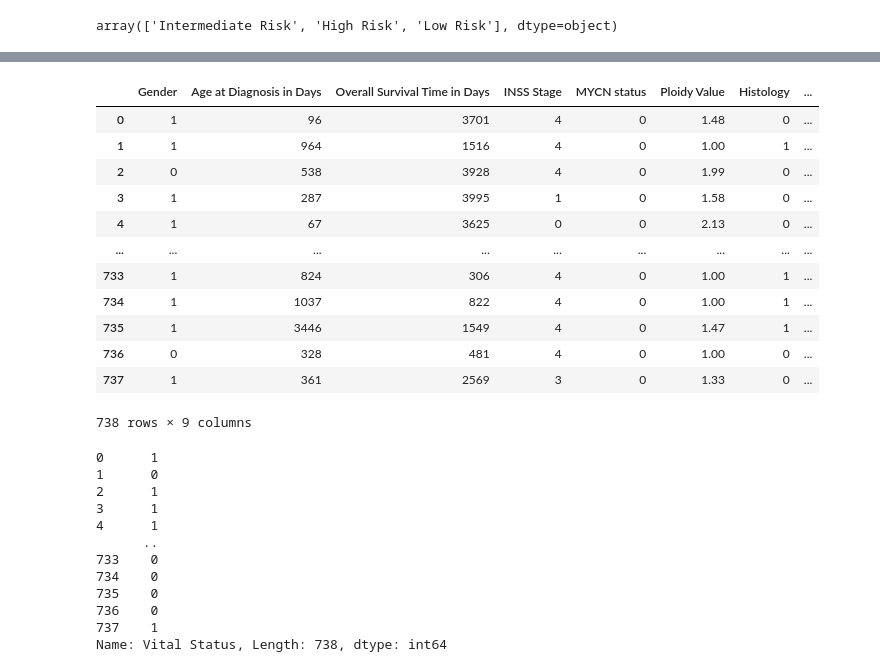
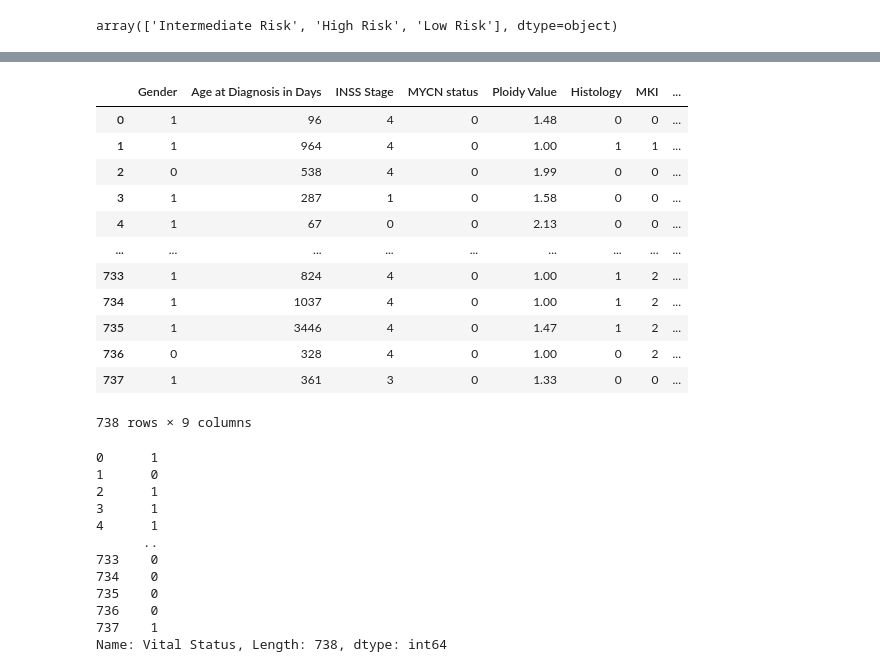
Before and after one commit to MuhammadAshiqAmeer/Federated_learning_experiments_with_Intel-openfl, a Jupyter notebook: neuroblastoma.ipynb, the cells around one changed output, grey strips where cells are left out. Cells and saved outputs as stored; diff of their text form; code cells hidden in the pictures.

```diff
--- a/neuroblastoma.ipynb
+++ b/neuroblastoma.ipynb
@@ -158,0 +173,4 @@ Name: COG Risk Group, Length: 738, dtype: int64
+# %%
+df["Overall Survival Time in Years"] = round(df["Overall Survival Time in Days"]/365,0)
+df["Overall Survival Time in Years"]
+df["Overall Survival Time in Years"].unique()
@@ -175,19 +196,19 @@ df
 # %%
-x=df.drop(['Vital Status','TARGET USI','Event Free Survival Time in Days'],axis=1)
+x=df.drop(['Vital Status','TARGET USI','Event Free Survival Time in Days','Overall Survival Time in Days'],axis=1)
 x
 # %% [output]
-|  | Gender | Age at Diagnosis in Days | Overall Survival Time in Days | INSS Stage | MYCN status | Ploidy Value | Histology | ... |
-| 0 | 1 | 96 | 3701 | 4 | 0 | 1.48 | 0 | ... |
-| 1 | 1 | 964 | 1516 | 4 | 0 | 1.00 | 1 | ... |
-| 2 | 0 | 538 | 3928 | 4 | 0 | 1.99 | 0 | ... |
-| 3 | 1 | 287 | 3995 | 1 | 0 | 1.58 | 0 | ... |
-| 4 | 1 | 67 | 3625 | 0 | 0 | 2.13 | 0 | ... |
+|  | Gender | Age at Diagnosis in Days | INSS Stage | MYCN status | Ploidy Value | Histology | MKI | ... |
+| 0 | 1 | 96 | 4 | 0 | 1.48 | 0 | 0 | ... |
+| 1 | 1 | 964 | 4 | 0 | 1.00 | 1 | 1 | ... |
+| 2 | 0 | 538 | 4 | 0 | 1.99 | 0 | 0 | ... |
+| 3 | 1 | 287 | 1 | 0 | 1.58 | 0 | 0 | ... |
+| 4 | 1 | 67 | 0 | 0 | 2.13 | 0 | 0 | ... |
 | ... | ... | ... | ... | ... | ... | ... | ... | ... |
-| 733 | 1 | 824 | 306 | 4 | 0 | 1.00 | 1 | ... |
-| 734 | 1 | 1037 | 822 | 4 | 0 | 1.00 | 1 | ... |
-| 735 | 1 | 3446 | 1549 | 4 | 0 | 1.47 | 1 | ... |
-| 736 | 0 | 328 | 481 | 4 | 0 | 1.00 | 0 | ... |
-| 737 | 1 | 361 | 2569 | 3 | 0 | 1.33 | 0 | ... |
+| 733 | 1 | 824 | 4 | 0 | 1.00 | 1 | 2 | ... |
+| 734 | 1 | 1037 | 4 | 0 | 1.00 | 1 | 2 | ... |
+| 735 | 1 | 3446 | 4 | 0 | 1.47 | 1 | 2 | ... |
+| 736 | 0 | 328 | 4 | 0 | 1.00 | 0 | 2 | ... |
+| 737 | 1 | 361 | 3 | 0 | 1.33 | 0 | 0 | ... |
 738 rows × 9 columns
 # %%
 #x_train=x.iloc[0:590]
```
Also changed, not shown: parts of 9 cells of this notebook.
